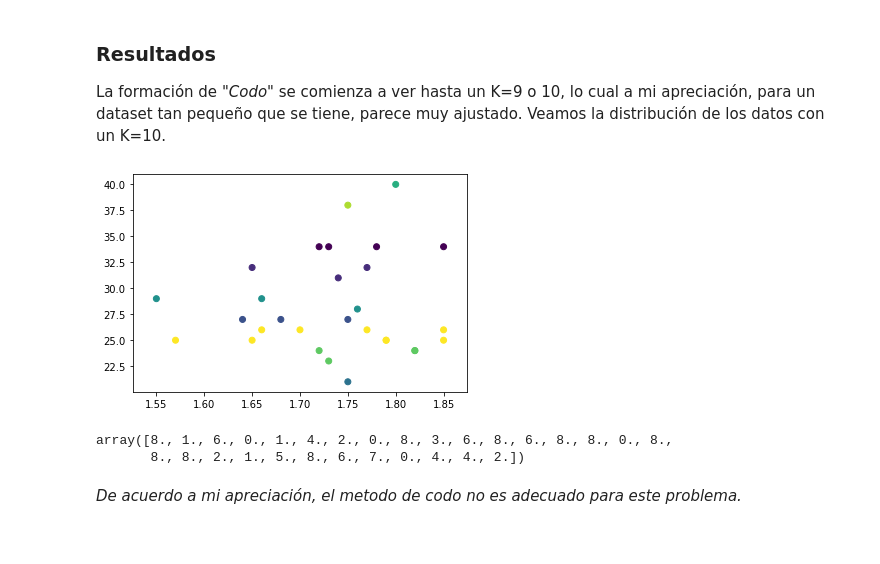
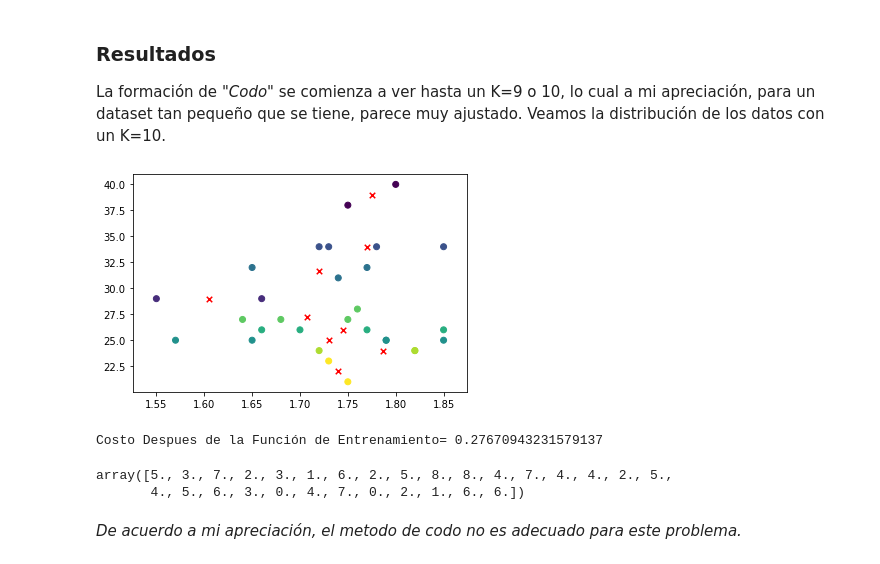
Before and after one commit to jonathanDeLeonGES/jupyterNotebooks, a Jupyter notebook: Practica 1 - Aprendizaje No Supervisado.ipynb, the cells around one changed output. Cells and saved outputs as stored; diff of their text form; code cells hidden in the pictures.

```diff
--- a/Practica 1 - Aprendizaje No Supervisado.ipynb
+++ b/Practica 1 - Aprendizaje No Supervisado.ipynb
@@ -188,6 +188,7 @@ def entrenamientoKMeans(X, K, epochs,show=True):
     if show==True:
         #Mostramos la grafica del Mejor Modelo
         plt.scatter(X[:,0],X[:,1], c=LabelsMin, cmap='viridis')
+        plt.scatter(centroides[:, 0], centroides[:, 1], s=30,marker='x',c='r')
         plt.show()
         print("Costo Despues de la Función de Entrenamiento=",costoTrain)
     #Retornamos el modelo que nos
@@ -195,13 +196,15 @@ def entrenamientoKMeans(X, K, epochs,show=True):
 # %% [markdown]
 3. Creamos la Función para Predicción
 # %%
-def predicciónKMeans(KMeans_Model, Centroides,X):
+def predicciónKMeans(KMeans_Model, Centroides,X,show=True):
 
     #Asignamos las etiquetas
     labels = KMeans_Model.predict(X,Centroides)
-    #Mostramos en una grafica donde se ubican los datos de test
-    plt.scatter(X[:,0],X[:,1], c=labels, cmap='viridis')
-    plt.show()
+
+    if show == True:
+        #Mostramos en una grafica donde se ubican los datos de test
+        plt.scatter(X[:,0],X[:,1], c=labels, cmap='viridis')
+        plt.show()
     ##Retornamos la clasificación
     return labels
 # %% [markdown]
@@ -416,12 +544,13 @@ plt.show()
 La formación de _"Codo"_ se comienza a ver hasta un K=9 o 10, lo cual a mi apreciación, para un dataset tan pequeño que se tiene, parece muy ajustado. Veamos la distribución de los datos con un K=10.
 # %%
 K=9
-model,centroides,costo = entrenamientoKMeans(X, K, epochs,False)
-predicciónKMeans(model, centroides, X )
+model,centroides,costo = entrenamientoKMeans(X, K, epochs,True)
+predicciónKMeans(model, centroides, X,False )
 # %% [output]
-[figure, old version]
+[figure, new version]
-array([8., 1., 6., 0., 1., 4., 2., 0., 8., 3., 6., 8., 6., 8., 8., 0., 8.,
-       8., 8., 2., 1., 5., 8., 6., 7., 0., 4., 4., 2.])
+Costo Despues de la Función de Entrenamiento= 0.27670943231579137
+array([5., 3., 7., 2., 3., 1., 6., 2., 5., 8., 8., 4., 7., 4., 4., 2., 5.,
+       4., 5., 6., 3., 0., 4., 7., 0., 2., 1., 6., 6.])
 # %% [markdown]
 *De acuerdo a mi apreciación, el metodo de codo no es adecuado para este problema.*
 # %% [markdown]
```
Also changed, not shown: parts of 27 cells of this notebook.
